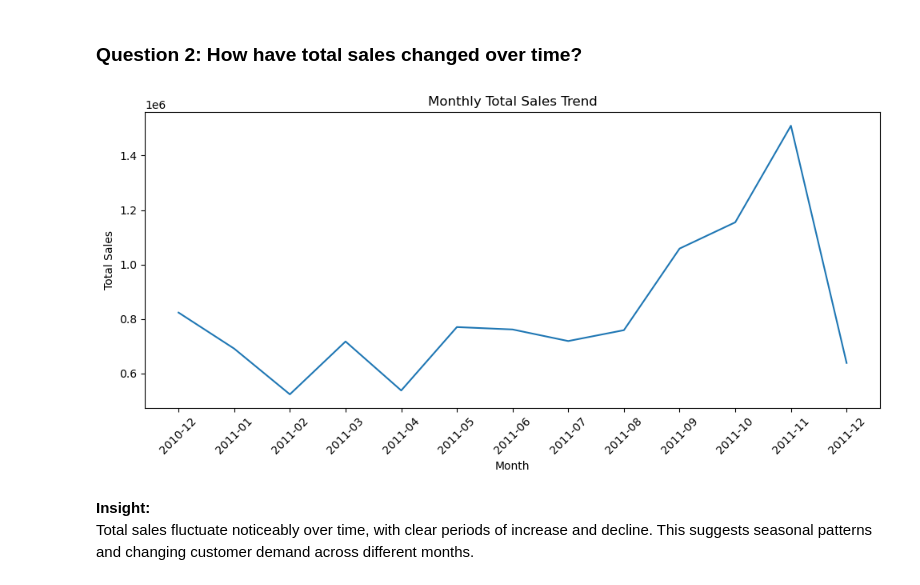
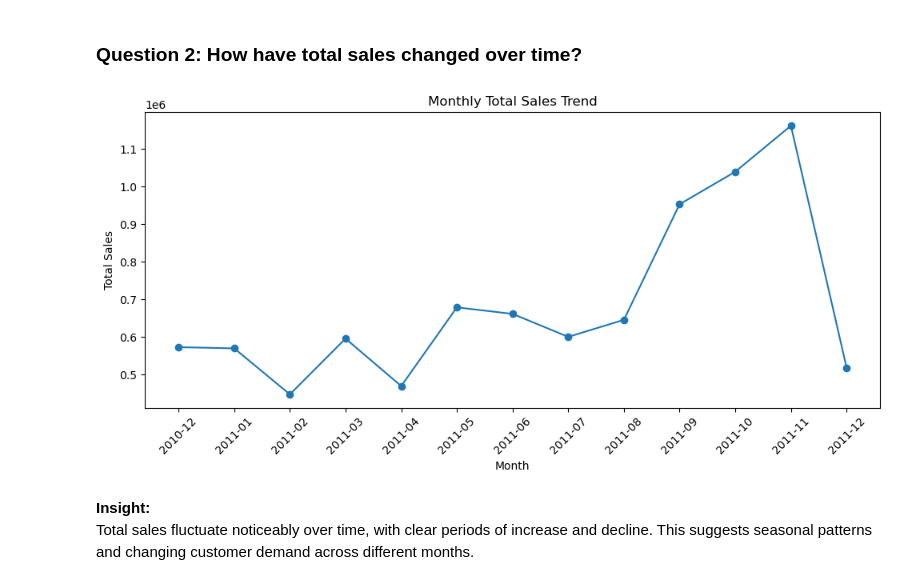
Before and after one commit to HarshilSavaliya1/Harshil, a Jupyter notebook: Global_Sales_Analysis_2010_2011.ipynb, the cells around one changed output. Cells and saved outputs as stored; diff of their text form; code cells hidden in the pictures.

```diff
--- a/Global_Sales_Analysis_2010_2011.ipynb
+++ b/Global_Sales_Analysis_2010_2011.ipynb
@@ -107,29 +102,36 @@ The log-scaled distribution shows that most transactions occur at lower sales va
 # %% [markdown]
 ### Question 2: How have total sales changed over time?
 # %%
+import pandas as pd
 import matplotlib.pyplot as plt
+
+df = pd.read_csv("D:/DV/global_sales.csv")
+df.columns = df.columns.str.lower()
+
+if "sales" not in df.columns:
+    df["sales"] = df["quantity"] * df["unitprice"]
 
 df["invoicedate"] = pd.to_datetime(df["invoicedate"])
 
 monthly_sales = (
     df[df["sales"] > 0]
     .groupby(df["invoicedate"].dt.to_period("M"))["sales"]
     .sum()
     .reset_index()
 )
 
 monthly_sales["invoicedate"] = monthly_sales["invoicedate"].astype(str)
 
 plt.figure(figsize=(10,5))
-plt.plot(monthly_sales["invoicedate"], monthly_sales["sales"])
+plt.plot(monthly_sales["invoicedate"], monthly_sales["sales"], marker="o")
 plt.xticks(rotation=45)
 plt.title("Monthly Total Sales Trend")
 plt.xlabel("Month")
 plt.ylabel("Total Sales")
 plt.tight_layout()
 plt.show()
 # %% [output]
-[figure, old version]
+[figure, new version]
 # %% [markdown]
 **Insight:**
 Total sales fluctuate noticeably over time, with clear periods of increase and decline. This suggests seasonal patterns and changing customer demand across different months.
```
Also changed, not shown: parts of 14 cells of this notebook, 3 other files.
